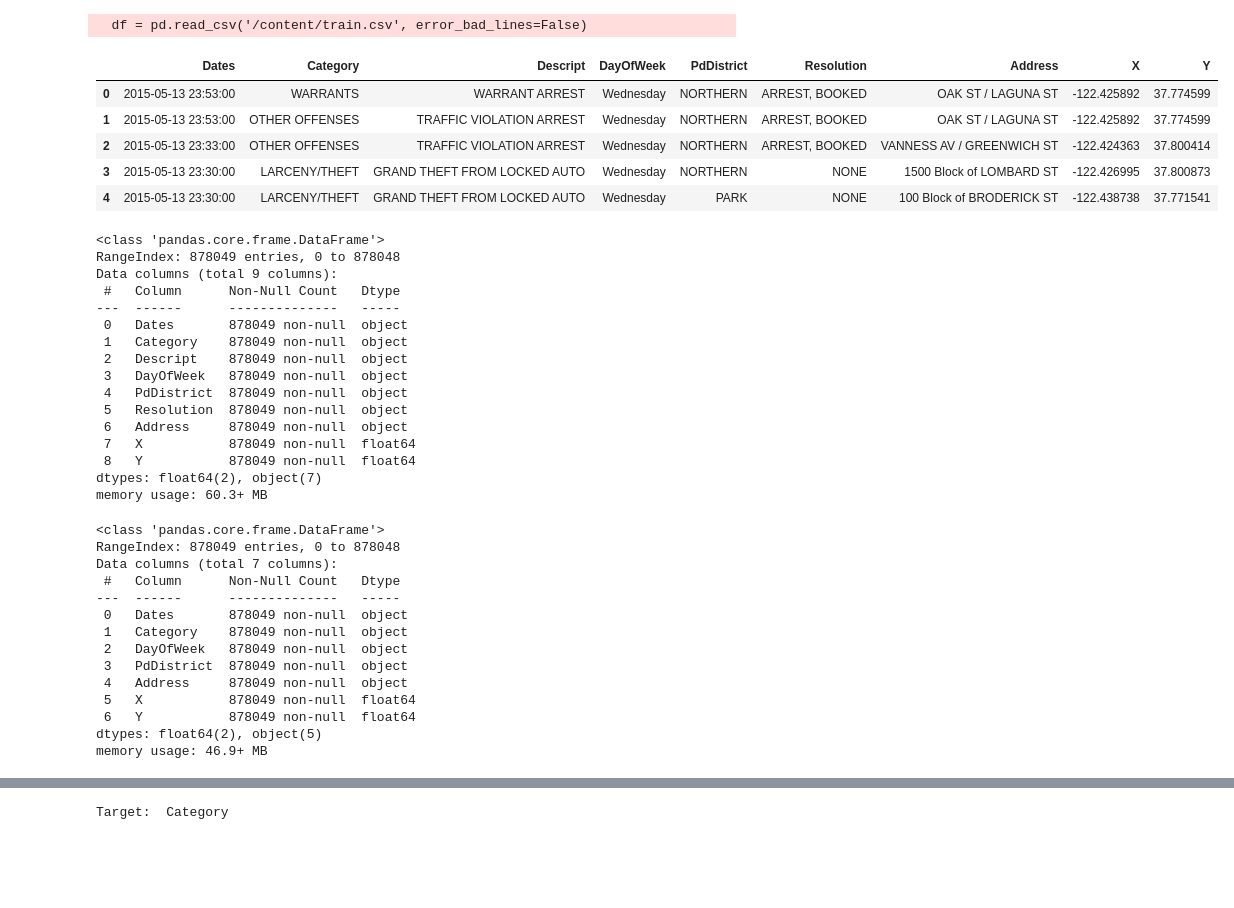
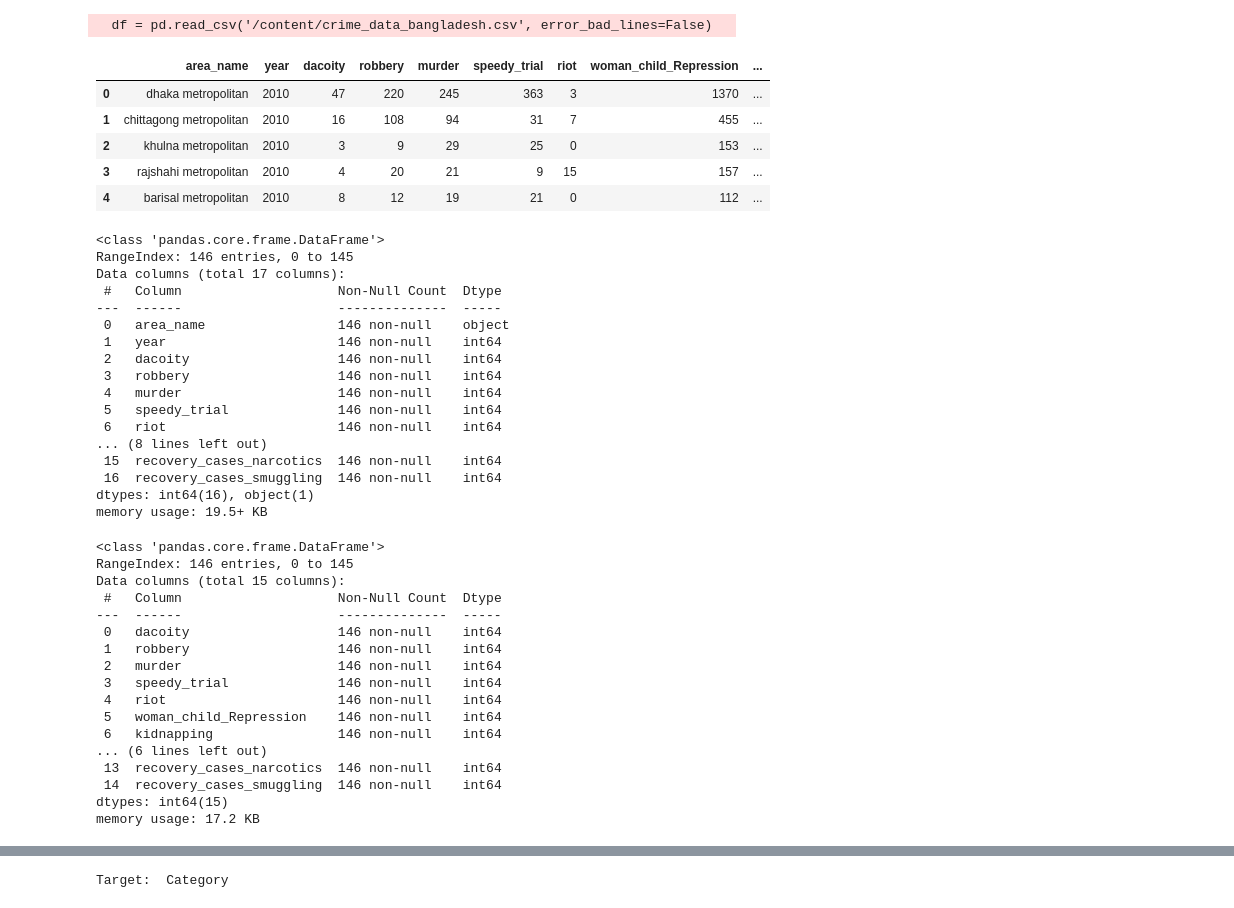
Before and after one commit to mrasifimran/Machine-Learning-1, a Jupyter notebook: Classification_with_ML_Predict_Crime_Category.ipynb, the cells around one changed output, grey strips where cells are left out. Drawn from its saved outputs; the diff is of its cells as text; code cells hidden in the pictures; blank space fills up the shorter version.

```diff
--- a/Classification_with_ML_Predict_Crime_Category.ipynb
+++ b/Classification_with_ML_Predict_Crime_Category.ipynb
@@ -23,58 +23,62 @@ from yellowbrick.classifier import ClassificationReport
 from sklearn import metrics
 # %%
 # Read dataset and display first 5 row
-df = pd.read_csv('/content/train.csv', error_bad_lines=False)
+df = pd.read_csv('/content/crime_data_bangladesh.csv', error_bad_lines=False)
 df.head(5)
 # %% [output]
-  df = pd.read_csv('/content/train.csv', error_bad_lines=False)
+  df = pd.read_csv('/content/crime_data_bangladesh.csv', error_bad_lines=False)
-|  | Dates | Category | Descript | DayOfWeek | PdDistrict | Resolution | Address | X | Y |
-| 0 | 2015-05-13 23:53:00 | WARRANTS | WARRANT ARREST | Wednesday | NORTHERN | ARREST, BOOKED | OAK ST / LAGUNA ST | -122.425892 | 37.774599 |
-| 1 | 2015-05-13 23:53:00 | OTHER OFFENSES | TRAFFIC VIOLATION ARREST | Wednesday | NORTHERN | ARREST, BOOKED | OAK ST / LAGUNA ST | -122.425892 | 37.774599 |
-| 2 | 2015-05-13 23:33:00 | OTHER OFFENSES | TRAFFIC VIOLATION ARREST | Wednesday | NORTHERN | ARREST, BOOKED | VANNESS AV / GREENWICH ST | -122.424363 | 37.800414 |
-| 3 | 2015-05-13 23:30:00 | LARCENY/THEFT | GRAND THEFT FROM LOCKED AUTO | Wednesday | NORTHERN | NONE | 1500 Block of LOMBARD ST | -122.426995 | 37.800873 |
-| 4 | 2015-05-13 23:30:00 | LARCENY/THEFT | GRAND THEFT FROM LOCKED AUTO | Wednesday | PARK | NONE | 100 Block of BRODERICK ST | -122.438738 | 37.771541 |
+|  | area_name | year | dacoity | robbery | murder | speedy_trial | riot | woman_child_Repression | ... |
+| 0 | dhaka metropolitan | 2010 | 47 | 220 | 245 | 363 | 3 | 1370 | ... |
+| 1 | chittagong metropolitan | 2010 | 16 | 108 | 94 | 31 | 7 | 455 | ... |
+| 2 | khulna metropolitan | 2010 | 3 | 9 | 29 | 25 | 0 | 153 | ... |
+| 3 | rajshahi metropolitan | 2010 | 4 | 20 | 21 | 9 | 15 | 157 | ... |
+| 4 | barisal metropolitan | 2010 | 8 | 12 | 19 | 21 | 0 | 112 | ... |
 # %%
 # 2. Preliminary Analysis
 df.info()
 # %% [output]
 <class 'pandas.core.frame.DataFrame'>
-RangeIndex: 878049 entries, 0 to 878048
-Data columns (total 9 columns):
- #   Column      Non-Null Count   Dtype
----  ------      --------------   -----
- 0   Dates       878049 non-null  object
- 1   Category    878049 non-null  object
- 2   Descript    878049 non-null  object
- 3   DayOfWeek   878049 non-null  object
- 4   PdDistrict  878049 non-null  object
- 5   Resolution  878049 non-null  object
- 6   Address     878049 non-null  object
- 7   X           878049 non-null  float64
- 8   Y           878049 non-null  float64
-dtypes: float64(2), object(7)
-memory usage: 60.3+ MB
+RangeIndex: 146 entries, 0 to 145
+Data columns (total 17 columns):
+ #   Column                    Non-Null Count  Dtype
+---  ------                    --------------  -----
+ 0   area_name                 146 non-null    object
+ 1   year                      146 non-null    int64
+ 2   dacoity                   146 non-null    int64
+ 3   robbery                   146 non-null    int64
+ 4   murder                    146 non-null    int64
+ 5   speedy_trial              146 non-null    int64
+ 6   riot                      146 non-null    int64
+... (8 lines left out)
+ 15  recovery_cases_narcotics  146 non-null    int64
+ 16  recovery_cases_smuggling  146 non-null    int64
+dtypes: int64(16), object(1)
+memory usage: 19.5+ KB
 # %%
 # 3. Data Preparation
 # Remove irrelevant/not meaningfull attributes
-df = df.drop(['Descript'], axis=1)
-df = df.drop(['Resolution'], axis=1)
+df = df.drop(['area_name'], axis=1)
+df = df.drop(['year'], axis=1)
 
 df.info()
 # %% [output]
 <class 'pandas.core.frame.DataFrame'>
-RangeIndex: 878049 entries, 0 to 878048
-Data columns (total 7 columns):
- #   Column      Non-Null Count   Dtype
----  ------      --------------   -----
- 0   Dates       878049 non-null  object
- 1   Category    878049 non-null  object
- 2   DayOfWeek   878049 non-null  object
- 3   PdDistrict  878049 non-null  object
- 4   Address     878049 non-null  object
- 5   X           878049 non-null  float64
- 6   Y           878049 non-null  float64
-dtypes: float64(2), object(5)
-memory usage: 46.9+ MB
+RangeIndex: 146 entries, 0 to 145
+Data columns (total 15 columns):
+ #   Column                    Non-Null Count  Dtype
+---  ------                    --------------  -----
+ 0   dacoity                   146 non-null    int64
+ 1   robbery                   146 non-null    int64
+ 2   murder                    146 non-null    int64
+ 3   speedy_trial              146 non-null    int64
+ 4   riot                      146 non-null    int64
+ 5   woman_child_Repression    146 non-null    int64
+ 6   kidnapping                146 non-null    int64
+... (6 lines left out)
+ 13  recovery_cases_narcotics  146 non-null    int64
+ 14  recovery_cases_smuggling  146 non-null    int64
+dtypes: int64(15)
+memory usage: 17.2 KB
 # %%
 # Splitting the Date to Day, Month, Year, Hour, Minute, Second
 df['date2'] = pd.to_datetime(df['Dates'])
```
Also changed, not shown: parts of 8 cells of this notebook.
